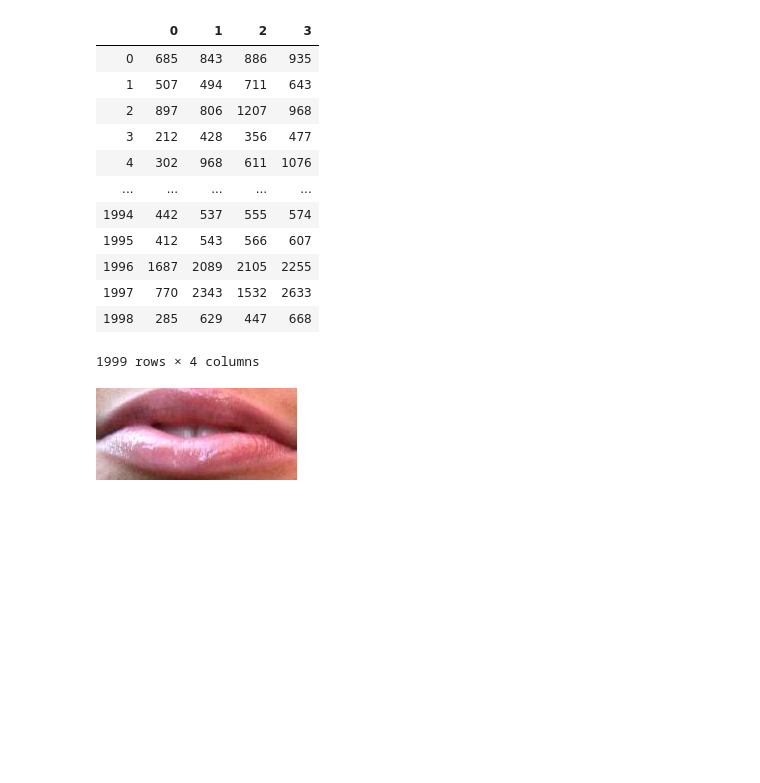
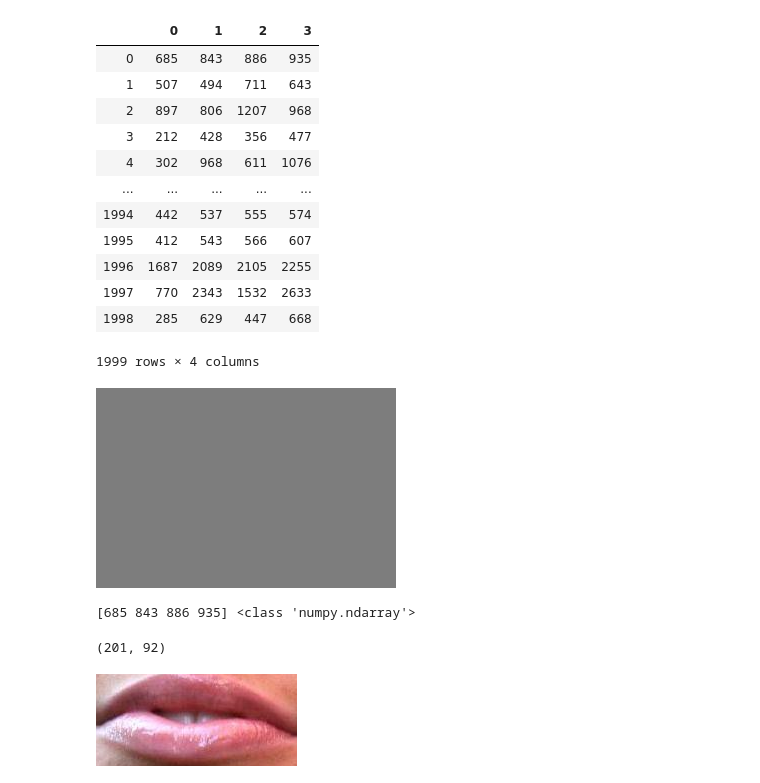
Before and after one commit to rozendetr/nta_landmark, a Jupyter notebook: separate_bbox.ipynb, the cells around one changed output. Drawn from its saved outputs; the diff is of its cells as text; code cells hidden in the pictures; blank space fills up the shorter version.

```diff
--- a/separate_bbox.ipynb
+++ b/separate_bbox.ipynb
@@ -105,0 +115,5 @@ landmarks.to_csv(os.path.join(DIR_TRAIN, 'landmarks_train.csv'), index=False)
+# %%
+img = Image.new('RGB', (300, 200), (125, 125, 125))
+img
+# %% [output]
+[figure, added]
@@ -108,8 +156,15 @@ row = landmarks.loc[0]
 img = Image.open(os.path.join(DIR_TRAIN, 'images', row['filename']))
 draw = ImageDraw.Draw(img)
 
-box = row['rect_lips']
+box = expand_bbox(row['rect_lips'])
+print(box, type(box))
 img_crop = img.crop(box)
+# %% [output]
+[685 843 886 935] <class 'numpy.ndarray'>
+# %%
+img_crop.size
+# %% [output]
+(201, 92)
 # %%
 img_crop
 # %% [output]
```
Also changed, not shown: parts of 6 cells of this notebook, 13 other files.
